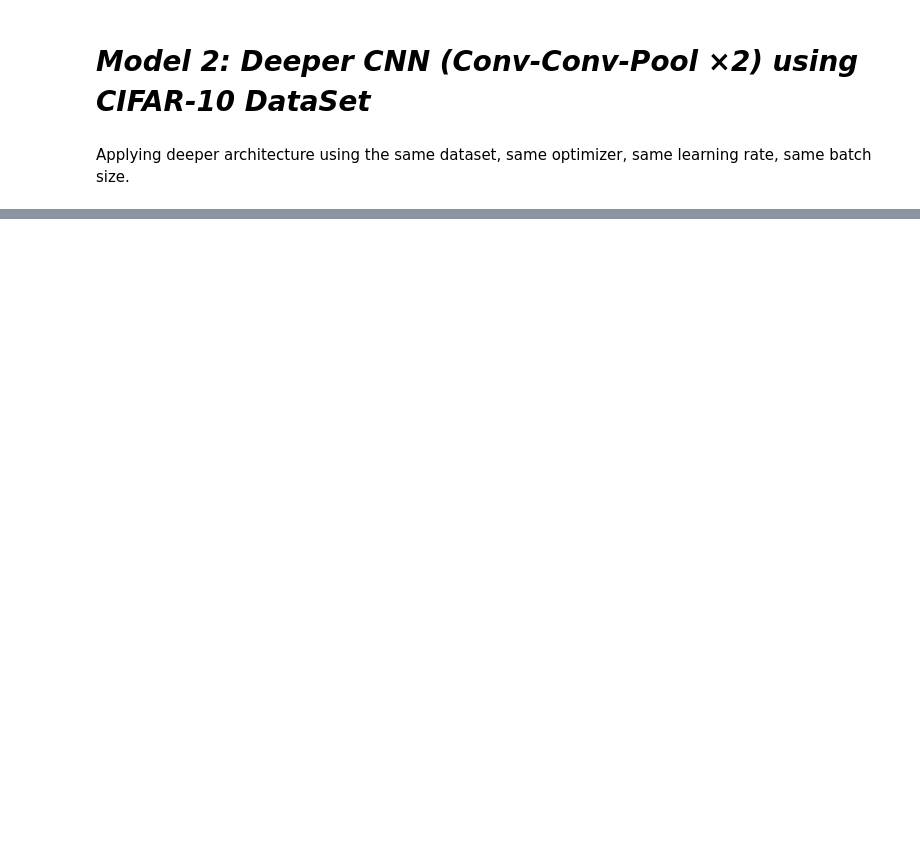
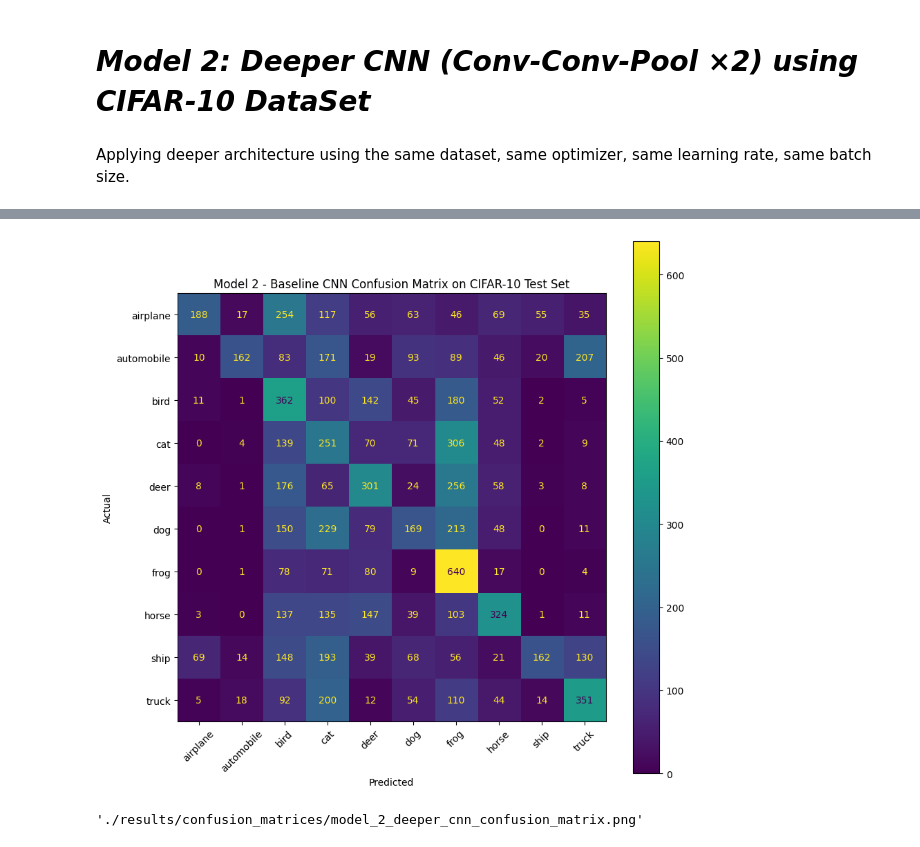
Before and after one commit to karimamzghi/cifar10-cnn-classification-project, a Jupyter notebook: notebooks/02_deeper_cnn.ipynb, the cells around one changed output, grey strips where cells are left out. Drawn from its saved outputs; the diff is of its cells as text; code cells hidden in the pictures; blank space fills up the shorter version.

Commit message:
fix the confiusion matrix

```diff
--- a/notebooks/02_deeper_cnn.ipynb
+++ b/notebooks/02_deeper_cnn.ipynb
@@ -165,16 +225,18 @@ model_path = save_model(
 # %%
 # Save the confusion matrix to a file under the confusion_matrices directory with a name that includes the model ID and model name
 confusion_matrix_path = (
-    f"{config.CONFUSION_MATRIX_DIR}/model_{MODEL_ID}_{MODEL_NAME}_confusion_matrix.png"
+    f"{config.CONFUSION_DIR}/model_{MODEL_ID}_{MODEL_NAME}_confusion_matrix.png"
 )
 
 save_confusion_matrix(
     test_labels=test_labels,
     test_predictions=test_predictions,
-    class_names=config.CLASS_NAMES,
     output_path=confusion_matrix_path,
-    title=f"Model {MODEL_ID} - Deeper CNN Confusion Matrix using CIFAR-10 dataset"
+    title=f"Model {MODEL_ID} - Baseline CNN Confusion Matrix on CIFAR-10 Test Set"
 )
+# %% [output]
+[figure, added]
+'./results/confusion_matrices/model_2_deeper_cnn_confusion_matrix.png'
 # %%
 experiment = {
     "model_id": MODEL_ID,
```
Also changed, not shown: parts of 9 cells of this notebook, 9 other files.
